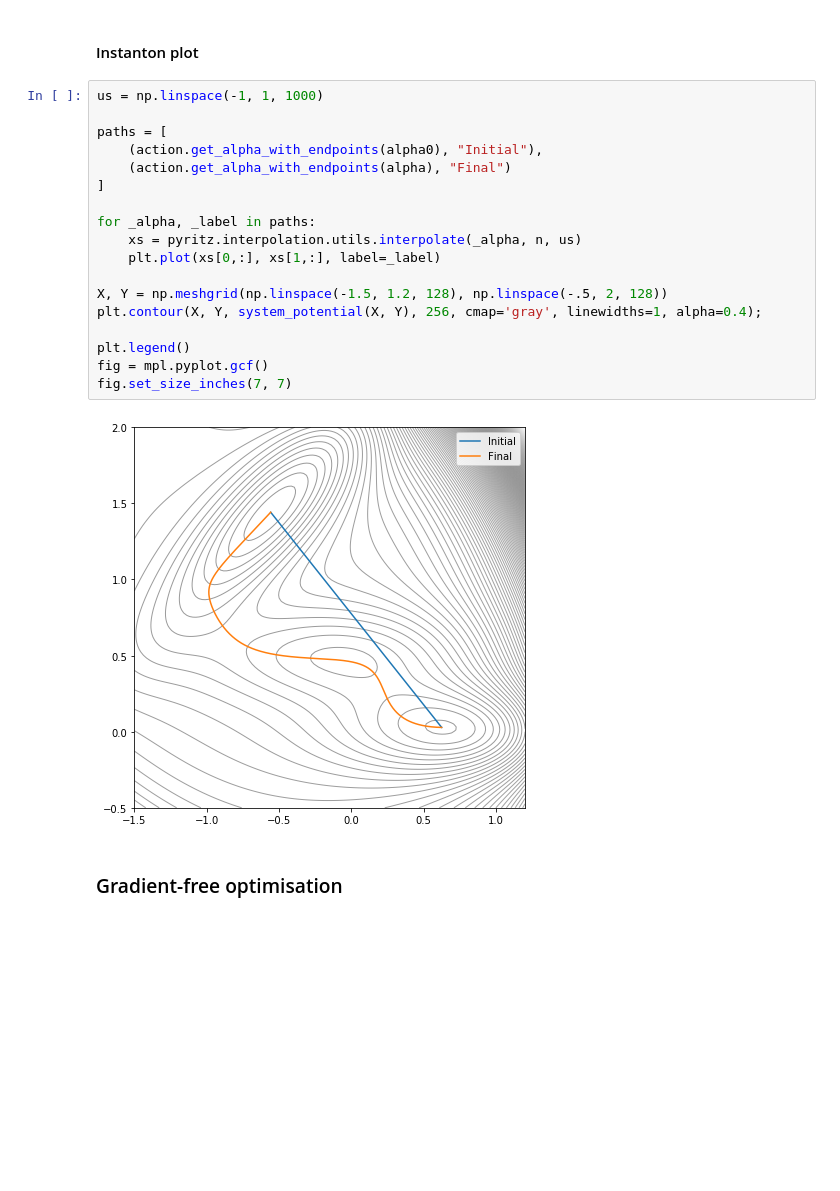
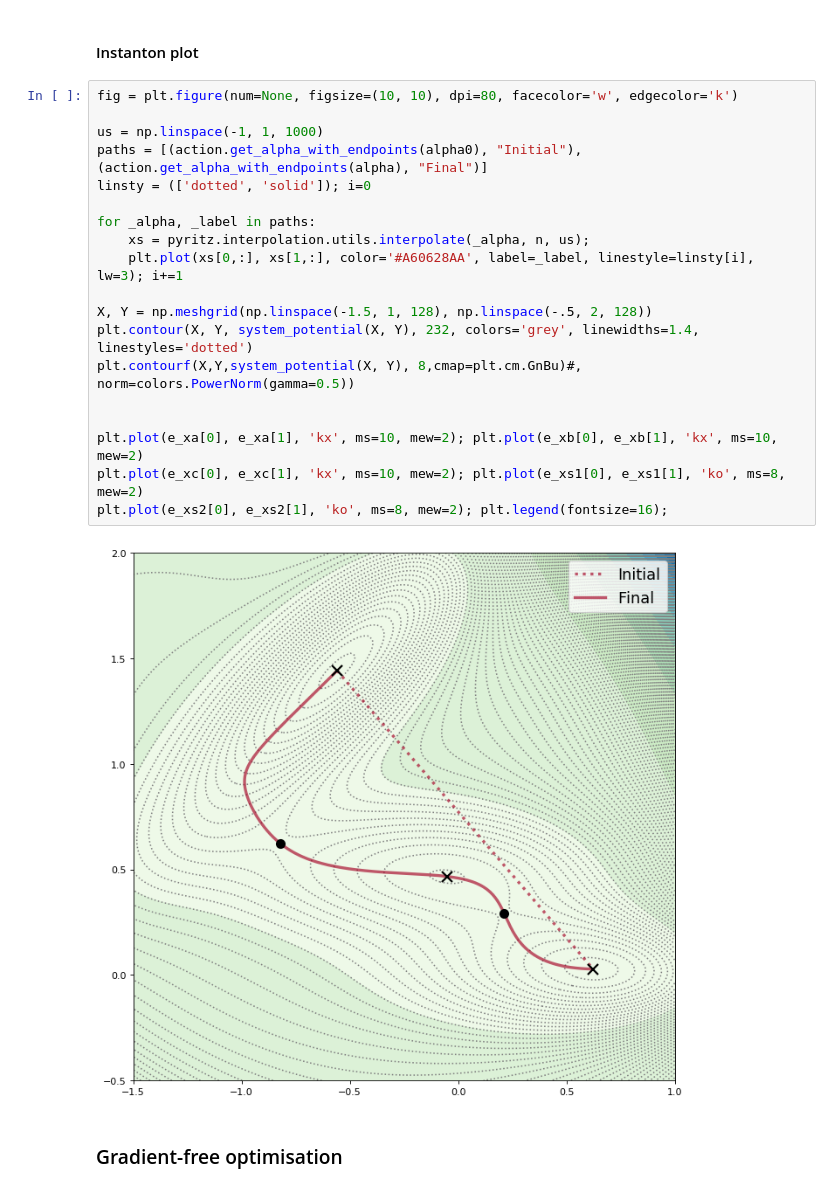
Before and after one commit to lukastk/PyRitz, a Jupyter notebook: binder/Muller-Brown.ipynb, the cells around one changed output. Cells and saved outputs as stored; diff of their text form; blank space fills up the shorter version.

```diff
--- a/binder/Muller-Brown.ipynb
+++ b/binder/Muller-Brown.ipynb
@@ -180,25 +170,26 @@ S[alpha]  = 229.04697336239389
 # %% [markdown]
 #### Instanton plot
 # %%
+fig = plt.figure(num=None, figsize=(10, 10), dpi=80, facecolor='w', edgecolor='k')
+
 us = np.linspace(-1, 1, 1000)
-
-paths = [
-    (action.get_alpha_with_endpoints(alpha0), "Initial"),
-    (action.get_alpha_with_endpoints(alpha), "Final")
-]
+paths = [(action.get_alpha_with_endpoints(alpha0), "Initial"),(action.get_alpha_with_endpoints(alpha), "Final")]
+linsty = (['dotted', 'solid']); i=0
 
 for _alpha, _label in paths:
-    xs = pyritz.interpolation.utils.interpolate(_alpha, n, us)
-    plt.plot(xs[0,:], xs[1,:], label=_label)
+    xs = pyritz.interpolation.utils.interpolate(_alpha, n, us);
+    plt.plot(xs[0,:], xs[1,:], color='#A60628AA', label=_label, linestyle=linsty[i], lw=3); i+=1
 
-X, Y = np.meshgrid(np.linspace(-1.5, 1.2, 128), np.linspace(-.5, 2, 128))
-plt.contour(X, Y, system_potential(X, Y), 256, cmap='gray', linewidths=1, alpha=0.4);
+X, Y = np.meshgrid(np.linspace(-1.5, 1, 128), np.linspace(-.5, 2, 128))
+plt.contour(X, Y, system_potential(X, Y), 232, colors='grey', linewidths=1.4, linestyles='dotted')
+plt.contourf(X,Y,system_potential(X, Y), 8,cmap=plt.cm.GnBu)#, norm=colors.PowerNorm(gamma=0.5))
 
-plt.legend()
-fig = mpl.pyplot.gcf()
-fig.set_size_inches(7, 7)
+
+plt.plot(e_xa[0], e_xa[1], 'kx', ms=10, mew=2); plt.plot(e_xb[0], e_xb[1], 'kx', ms=10, mew=2)
+plt.plot(e_xc[0], e_xc[1], 'kx', ms=10, mew=2); plt.plot(e_xs1[0], e_xs1[1], 'ko', ms=8, mew=2)
+plt.plot(e_xs2[0], e_xs2[1], 'ko', ms=8, mew=2); plt.legend(fontsize=16);
 # %% [output]
-[figure, old version]
+[figure, new version]
 # %% [markdown]
 ### Gradient-free optimisation
 # %%
```
Also changed, not shown: parts of 4 cells of this notebook.
